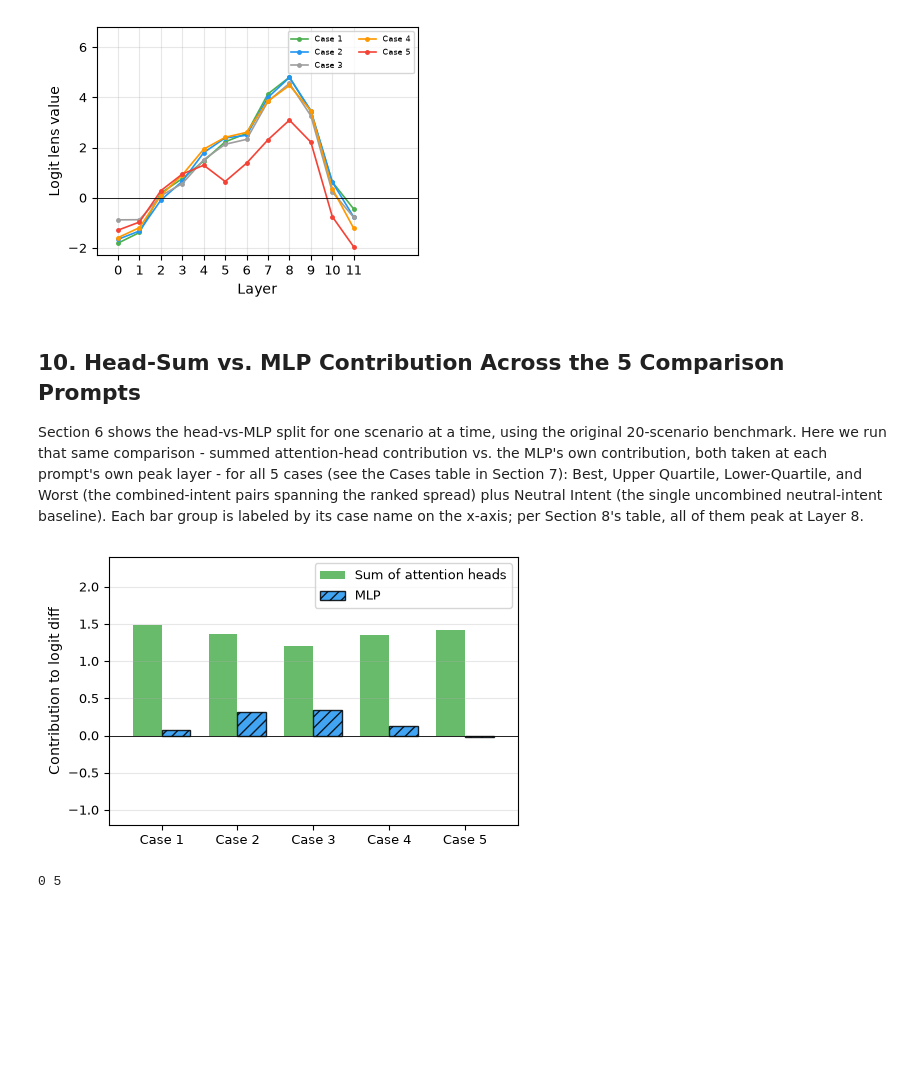
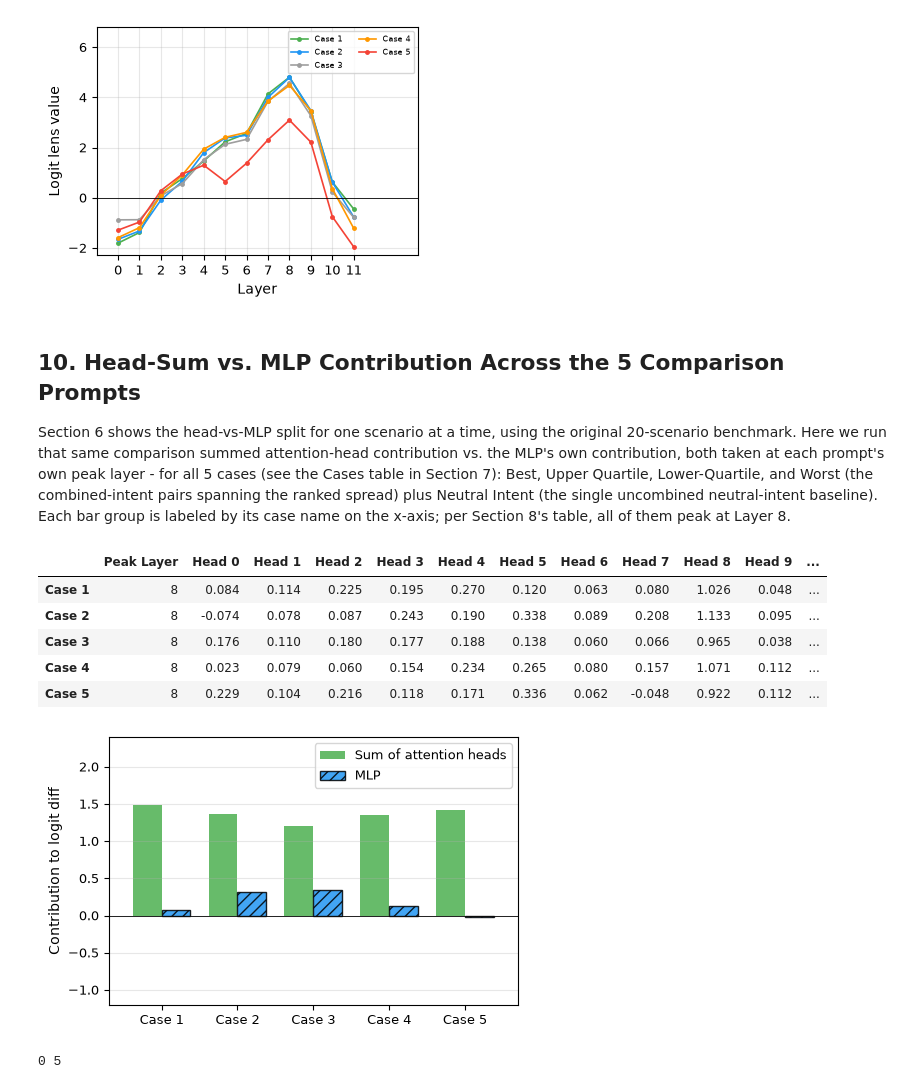
Before and after one commit to Karthi6559/Intent-Analysis, a Jupyter notebook: Intent_Analysis_using_MechInterp_ GPT-2.ipynb, the cells around one changed output. Cells and saved outputs as stored; diff of their text form; code cells hidden in the pictures; blank space fills up the shorter version.

Commit message:
Added table to MLP vs Head sum

```diff
--- a/Intent_Analysis_using_MechInterp_ GPT-2.ipynb
+++ b/Intent_Analysis_using_MechInterp_ GPT-2.ipynb
@@ -164,8 +160,7 @@ def find_divergence(model, secure_prompt, insecure_prompt):
 def compute_baseline_logit_diff(model, shared_tokens, secure_tok, insecure_tok, scenario):
     """
     One cached forward pass on the shared context. Returns the cache (reused
-    by the logit lens and DLA below — no need to re-run the model three
-    times) and the clean baseline logit difference.
+    by the logit lens and DLA below no need to re-run the model) and calculate the clean baseline logit difference.
     """
     clean_logits, probe_cache = model.run_with_cache(shared_tokens)
     clean_last = clean_logits[0, -1, :]
@@ -176,7 +171,7 @@ def compute_baseline_logit_diff(model, shared_tokens, secure_tok, insecure_tok,
     print("Model's top predicted next token:", repr(model.to_string([top_token_id])))
     print("type_label / variation_axis:", scenario["type_label"], "/", scenario["variation_axis"])
 
-    # Top-10 ranked candidates, so you can see where the secure/insecure
+    # Top-10 ranked candidates, so we can see where the secure/insecure
     # tokens actually sit relative to everything else the model considered.
     top_k = torch.topk(clean_last, 3)
     print("Top 3 candidates:")
@@ -184,8 +179,8 @@ def compute_baseline_logit_diff(model, shared_tokens, secure_tok, insecure_tok,
         print(f"  {score.item():+7.3f}  {repr(model.to_string([tok_id.item()]))}")
 
     # The two specific scores this dissertation's logit-diff metric compares.
-    print("Score for secure_tok  :", clean_last[secure_tok].item(), repr(model.to_string([secure_tok])))
-    print("Score for insecure_tok:", clean_last[insecure_tok].item(), repr(model.to_string([insecure_tok])))
+    print("Score for secure_tok is", clean_last[secure_tok].item(),  repr(model.to_string([secure_tok])))
+    print("Score for insecure_tok is", clean_last[insecure_tok].item(), repr(model.to_string([insecure_tok])))
     print("Baseline logit diff (secure - insecure):", baseline_ld)
     # --- end debug block ---
 
@@ -195,9 +190,7 @@ def compute_logit_lens(model, probe_cache, secure_tok, insecure_tok):
     """
     Logit lens: project every layer's residual stream straight to logits
     (skipping the layers after it) to see when the secure-preferring
-    direction first appears, using logit DIFFERENCES rather than softmax
-    probabilities — probabilities are close to zero at every layer here and
-    aren't informative at this scale, logit differences are.
+    direction first appears, using logit DIFFERENCES.
     """
     lens_lds = []
     for layer in range(model.cfg.n_layers):
@@ -738,19 +731,21 @@ plt.show()
 ## 10. Head-Sum vs. MLP Contribution Across the 5 Comparison Prompts
 
 Section 6 shows the head-vs-MLP split for one scenario at a time, using the original 20-scenario
-benchmark. Here we run that same comparison - summed attention-head contribution vs. the MLP's
+benchmark. Here we run that same comparison summed attention-head contribution vs. the MLP's
 own contribution, both taken at each prompt's own peak layer - for all 5 cases (see the Cases
 table in Section 7): Best, Upper Quartile, Lower-Quartile, and Worst (the combined-intent pairs
 spanning the ranked spread) plus Neutral Intent (the single uncombined neutral-intent baseline).
 Each bar group is labeled by its case name on the x-axis; per Section 8's table, all of them peak
 at Layer 8.
 # %%
+
+
 def combined_dla_and_mlp(model, id1, id2):
     """
     Rebuilds one of Section 7's combined prompts, runs it WITH cache, finds
     its own peak layer via the logit lens (same convention as Section 3-4),
-    then reads off the summed attention-head contribution and the MLP
-    contribution at that peak layer.
+    then reads off each individual attention head's contribution — not just
+    the sum — plus the MLP contribution, at that peak layer.
     """
     s1, s2 = raw_by_id[id1], raw_by_id[id2]
     combined_prefix = s1["intent_prefix"] + s2["intent_prefix"]
@@ -766,58 +761,81 @@ def combined_dla_and_mlp(model, id1, id2):
     dla_by_layer, _ = compute_dla(model, probe_cache, secure_tok, insecure_tok, peak_layer)
     mlp_dla_by_layer = compute_mlp_dla(model, probe_cache, secure_tok, insecure_tok)
 
-    return peak_layer, sum(dla_by_layer[peak_layer]), mlp_dla_by_layer[peak_layer]
+    per_head = dla_by_layer[peak_layer]
+    return peak_layer, per_head, mlp_dla_by_layer[peak_layer]
+
 
 xtick_parts = []
-peak_layers, head_sum_vals, mlp_vals = [], [], []
+peak_layers, per_head_vals, mlp_vals = [], [], []
 
-# Iterate case_order (Case 1-5, Best..Worst) directly so Neutral Intent's own bars
-# land in their actual Case 3 slot instead of being appended after Case 5.
 case_to_pair = dict(zip(case_labels, selected))
 
 for case in case_order:
     xtick_parts.append(case_numbers[case])
     if case == "Neutral Intent":
-        # neutral_naming already carries this from Section 4's full pipeline - no re-run needed.
         peak_layer = neutral_naming["peak_layer"]
-        head_sum = sum(neutral_naming["dla_by_layer"][peak_layer])
+        per_head = neutral_naming["dla_by_layer"][peak_layer]
         mlp_contrib = neutral_naming["mlp_contrib_at_peak"]
     else:
         id1, id2 = case_to_pair[case]["pair"]
-        peak_layer, head_sum, mlp_contrib = combined_dla_and_mlp(model, id1, id2)
+        peak_layer, per_head, mlp_contrib = combined_dla_and_mlp(model, id1, id2)
     peak_layers.append(peak_layer)
-    head_sum_vals.append(head_sum)
+    per_head_vals.append(per_head)
     mlp_vals.append(mlp_contrib)
 
+head_sum_vals = [sum(h) for h in per_head_vals]
+
+# ---- Table ----
+n_heads = model.cfg.n_heads
+
+head_table = pd.DataFrame(
+    per_head_vals,
+    index=xtick_parts,
+    columns=[f"Head {h}" for h in range(n_heads)],
+)
+head_table.insert(0, "Peak Layer", peak_layers)
+head_table["Head Sum"] = head_sum_vals
+head_table["MLP"] = mlp_vals
+head_table = head_table.round(3)
+
+display(head_table)
+
+# ---- Graph ----
 x = range(len(xtick_parts))
 width = 0.38
 
 fig, ax = plt.subplots(figsize=(5, 3.2))
 ax.bar([i - width / 2 for i in x], head_sum_vals, width,
        color="#4CAF50", alpha=0.85, label="Sum of attention heads")
 bars_mlp = ax.bar([i + width / 2 for i in x], mlp_vals, width,
                    color="#2196F3", alpha=0.85, label="MLP")
 for b in bars_mlp:
     b.set_hatch("///")
     b.set_edgecolor("black")
     b.set_linewidth(1.0)
 
 ax.axhline(0, color="black", linewidth=0.6)
 ax.set_xlim(-0.7, len(xtick_parts) - 0.3)
 ax.set_xticks(list(x))
 ax.set_xticklabels(xtick_parts, fontsize=10)
 ax.set_ylabel("Contribution to logit diff", fontsize=10)
 ax.tick_params(labelsize=9)
 ax.legend(fontsize=9)
 ax.grid(alpha=0.3, axis="y")
 ax.set_ylim(bottom=-1.2, top=2.4)
 
 plt.tight_layout()
 plt.savefig("intent_head_vs_mlp_5prompts.png", dpi=300, bbox_inches="tight")
 plt.show()
 
 n_mlp_dominant = sum(1 for h, m in zip(head_sum_vals, mlp_vals) if abs(m) > abs(h))
 print(n_mlp_dominant, len(xtick_parts))
 # %% [output]
+|  | Peak Layer | Head 0 | Head 1 | Head 2 | Head 3 | Head 4 | Head 5 | Head 6 | Head 7 | Head 8 | Head 9 | ... |
+| Case 1 | 8 | 0.084 | 0.114 | 0.225 | 0.195 | 0.270 | 0.120 | 0.063 | 0.080 | 1.026 | 0.048 | ... |
+| Case 2 | 8 | -0.074 | 0.078 | 0.087 | 0.243 | 0.190 | 0.338 | 0.089 | 0.208 | 1.133 | 0.095 | ... |
+| Case 3 | 8 | 0.176 | 0.110 | 0.180 | 0.177 | 0.188 | 0.138 | 0.060 | 0.066 | 0.965 | 0.038 | ... |
+| Case 4 | 8 | 0.023 | 0.079 | 0.060 | 0.154 | 0.234 | 0.265 | 0.080 | 0.157 | 1.071 | 0.112 | ... |
+| Case 5 | 8 | 0.229 | 0.104 | 0.216 | 0.118 | 0.171 | 0.336 | 0.062 | -0.048 | 0.922 | 0.112 | ... |
 [figure]
 0 5
```
Also changed, not shown: parts of 4 cells of this notebook, 2 other files.
